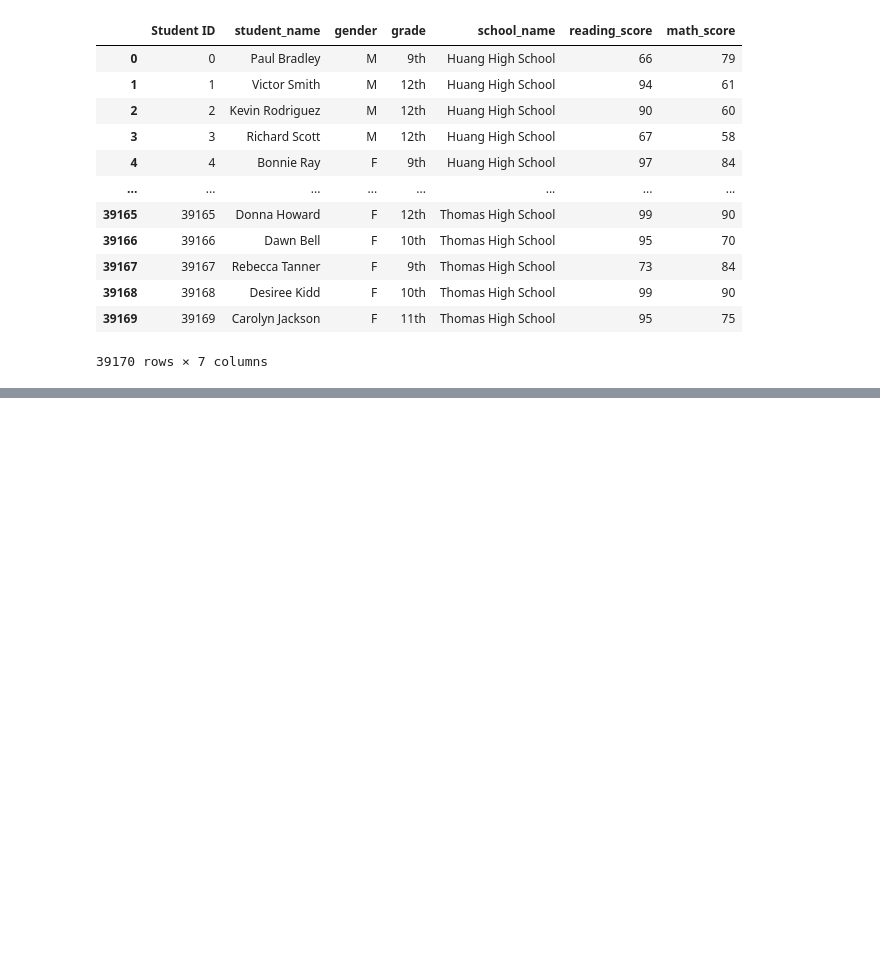
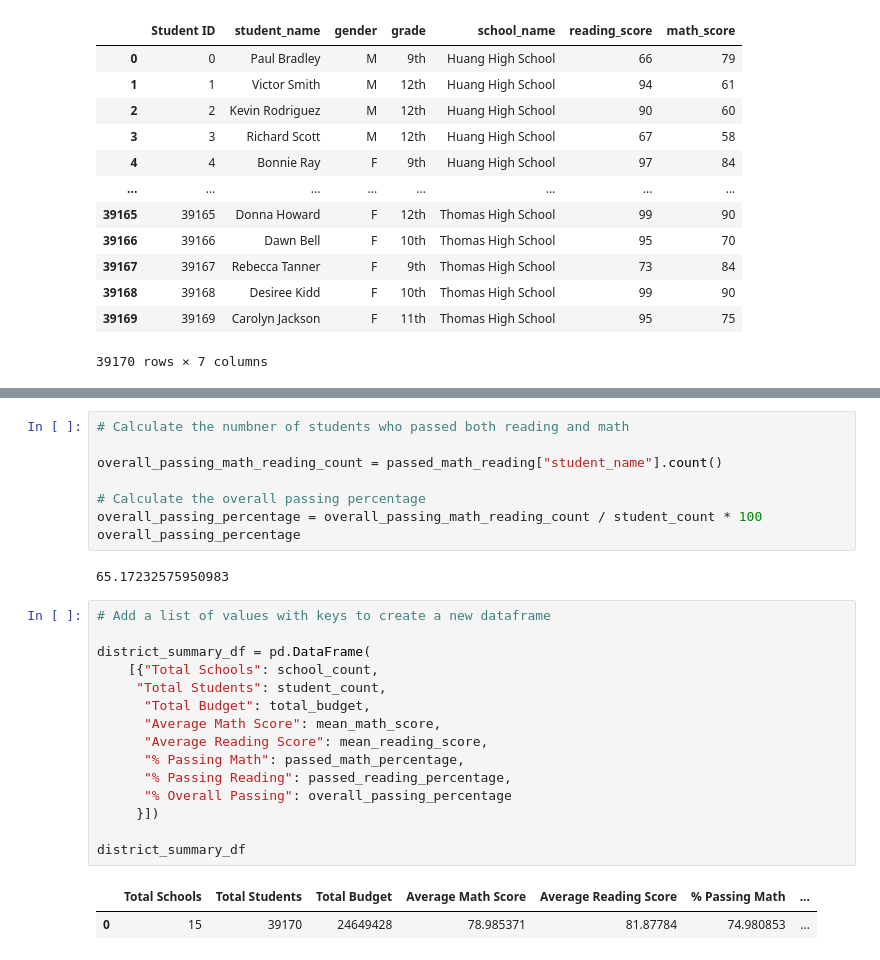
Before and after one commit to FreshOats/School_District_Analysis, a Jupyter notebook: PyCitySchools.ipynb, the cells around one changed output, grey strips where cells are left out. Cells and saved outputs as stored; diff of their text form; blank space fills up the shorter version.

Commit message:
District Summary Complete.

```diff
--- a/PyCitySchools.ipynb
+++ b/PyCitySchools.ipynb
@@ -138,0 +222,28 @@ students_data_df
+# %%
+# Calculate the numbner of students who passed both reading and math
+
+overall_passing_math_reading_count = passed_math_reading["student_name"].count()
+
+# Calculate the overall passing percentage
+overall_passing_percentage = overall_passing_math_reading_count / student_count * 100
+overall_passing_percentage
+# %% [output]
+65.17232575950983
+# %%
+# Add a list of values with keys to create a new dataframe
+
+district_summary_df = pd.DataFrame(
+    [{"Total Schools": school_count,
+     "Total Students": student_count,
+      "Total Budget": total_budget,
+      "Average Math Score": mean_math_score,
+      "Average Reading Score": mean_reading_score,
+      "% Passing Math": passed_math_percentage,
+      "% Passing Reading": passed_reading_percentage,
+      "% Overall Passing": overall_passing_percentage
+     }])
+
+district_summary_df
+# %% [output]
+|  | Total Schools | Total Students | Total Budget | Average Math Score | Average Reading Score | % Passing Math | ... |
+| 0 | 15 | 39170 | 24649428 | 78.985371 | 81.87784 | 74.980853 | ... |
```
Also changed, not shown: parts of 13 cells of this notebook, 2 other files.
